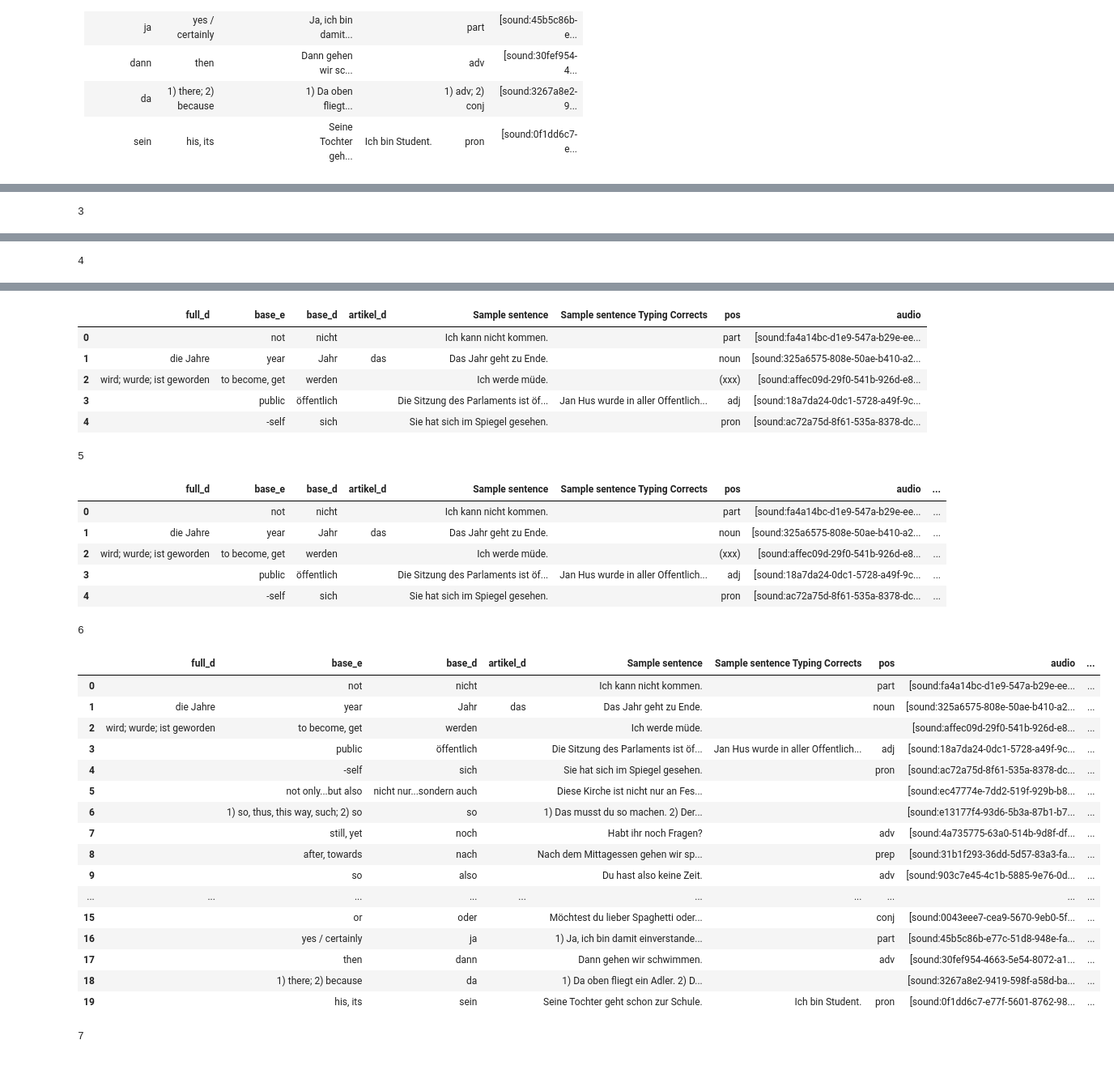
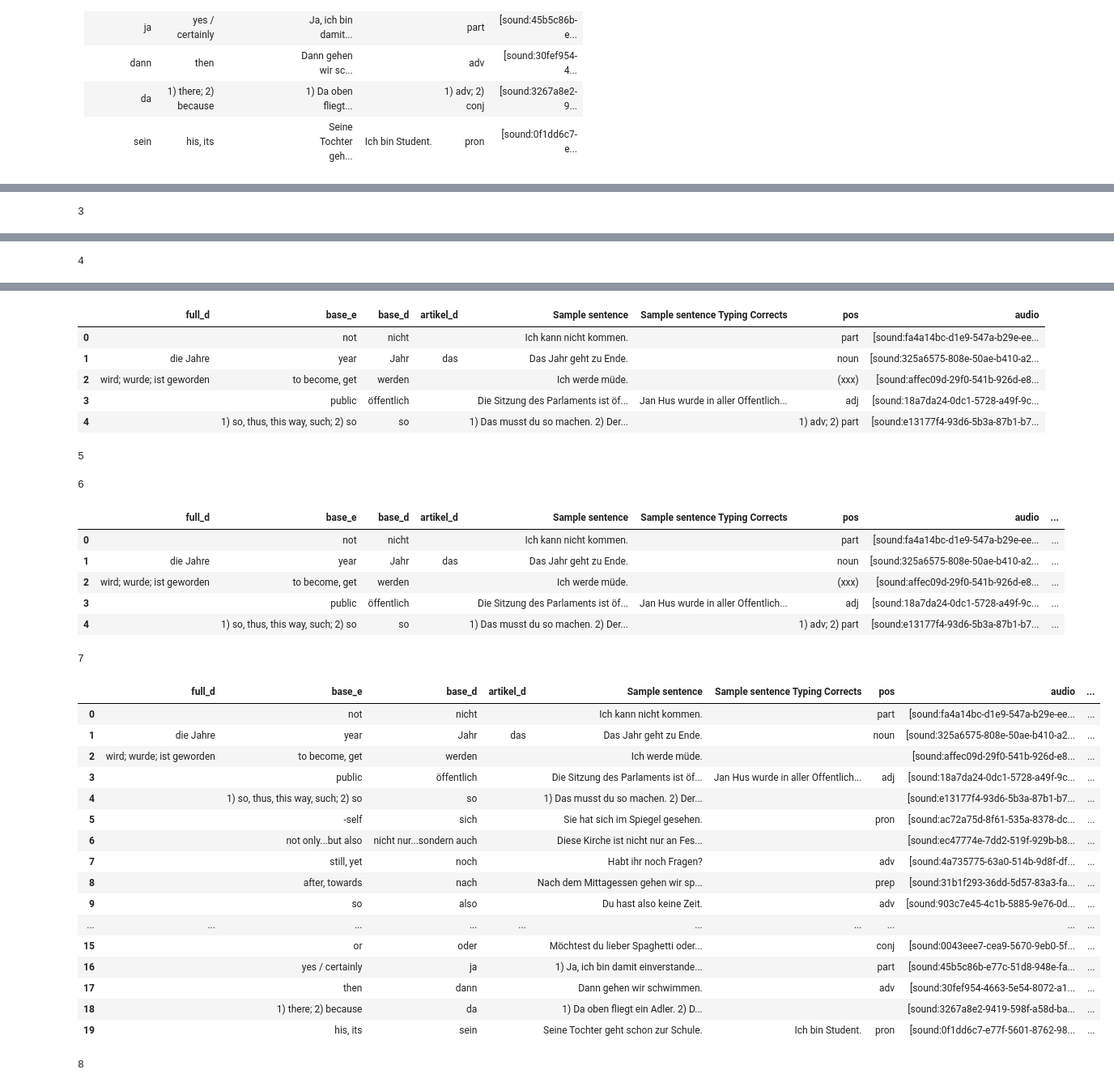
Before and after one commit to gotofritz/jupyter, a Jupyter notebook: katas/pandas_katas/006_pandas_anki.ipynb, the cells around one changed output, grey strips where cells are left out. Shown: that part at 81% size. Saved outputs shown, nothing was run; the diff lists cells and outputs as text; code cells hidden in the pictures.

```diff
--- a/katas/pandas_katas/006_pandas_anki.ipynb
+++ b/katas/pandas_katas/006_pandas_anki.ipynb
@@ -114,7 +117,7 @@ cols_4000_words = ["German", "English", "Plural and inflected forms", "Sample se
 
 1
 pd.reset_option('display.max_colwidth')
-save_to = "006_4000_words_step_1.tsv"
+save_to = "008_4000_words_start.tsv"
 
 file_4000_words = "006_4000_words.tsv"
 cols_4000_words = ["German", "English", "Plural and inflected forms", "Sample sentence", "Sample sentence Typing Corrects", "Part of Speech", "Audio"]
@@ -149,25 +152,26 @@ name_article_df = None
 |  | full_d | base_e | base_d | artikel_d | Sample sentence | Sample sentence Typing Corrects | pos | audio |
 | 0 |  | not | nicht |  | Ich kann nicht kommen. |  | part | [sound:fa4a14bc-d1e9-547a-b29e-ee... |
 | 1 | die Jahre | year | Jahr | das | Das Jahr geht zu Ende. |  | noun | [sound:325a6575-808e-50ae-b410-a2... |
 | 2 | wird; wurde; ist geworden | to become, get | werden |  | Ich werde müde. |  | (xxx) | [sound:affec09d-29f0-541b-926d-e8... |
 | 3 |  | public | öffentlich |  | Die Sitzung des Parlaments ist öf... | Jan Hus wurde in aller Offentlich... | adj | [sound:18a7da24-0dc1-5728-a49f-9c... |
-| 4 |  | -self | sich |  | Sie hat sich im Spiegel gesehen. |  | pron | [sound:ac72a75d-8f61-535a-8378-dc... |
+| 4 |  | 1) so, thus, this way, such; 2) so | so |  | 1) Das musst du so machen. 2) Der... |  | 1) adv; 2) part | [sound:e13177f4-93d6-5b3a-87b1-b7... |
 5
+6
 |  | full_d | base_e | base_d | artikel_d | Sample sentence | Sample sentence Typing Corrects | pos | audio | ... |
 | 0 |  | not | nicht |  | Ich kann nicht kommen. |  | part | [sound:fa4a14bc-d1e9-547a-b29e-ee... | ... |
 | 1 | die Jahre | year | Jahr | das | Das Jahr geht zu Ende. |  | noun | [sound:325a6575-808e-50ae-b410-a2... | ... |
 | 2 | wird; wurde; ist geworden | to become, get | werden |  | Ich werde müde. |  | (xxx) | [sound:affec09d-29f0-541b-926d-e8... | ... |
 | 3 |  | public | öffentlich |  | Die Sitzung des Parlaments ist öf... | Jan Hus wurde in aller Offentlich... | adj | [sound:18a7da24-0dc1-5728-a49f-9c... | ... |
-| 4 |  | -self | sich |  | Sie hat sich im Spiegel gesehen. |  | pron | [sound:ac72a75d-8f61-535a-8378-dc... | ... |
+| 4 |  | 1) so, thus, this way, such; 2) so | so |  | 1) Das musst du so machen. 2) Der... |  | 1) adv; 2) part | [sound:e13177f4-93d6-5b3a-87b1-b7... | ... |
-6
+7
 |  | full_d | base_e | base_d | artikel_d | Sample sentence | Sample sentence Typing Corrects | pos | audio | ... |
 | 0 |  | not | nicht |  | Ich kann nicht kommen. |  | part | [sound:fa4a14bc-d1e9-547a-b29e-ee... | ... |
 | 1 | die Jahre | year | Jahr | das | Das Jahr geht zu Ende. |  | noun | [sound:325a6575-808e-50ae-b410-a2... | ... |
 | 2 | wird; wurde; ist geworden | to become, get | werden |  | Ich werde müde. |  |  | [sound:affec09d-29f0-541b-926d-e8... | ... |
 | 3 |  | public | öffentlich |  | Die Sitzung des Parlaments ist öf... | Jan Hus wurde in aller Offentlich... | adj | [sound:18a7da24-0dc1-5728-a49f-9c... | ... |
-| 4 |  | -self | sich |  | Sie hat sich im Spiegel gesehen. |  | pron | [sound:ac72a75d-8f61-535a-8378-dc... | ... |
-| 5 |  | not only...but also | nicht nur...sondern auch |  | Diese Kirche ist nicht nur an Fes... |  |  | [sound:ec47774e-7dd2-519f-929b-b8... | ... |
-| 6 |  | 1) so, thus, this way, such; 2) so | so |  | 1) Das musst du so machen. 2) Der... |  |  | [sound:e13177f4-93d6-5b3a-87b1-b7... | ... |
+| 4 |  | 1) so, thus, this way, such; 2) so | so |  | 1) Das musst du so machen. 2) Der... |  |  | [sound:e13177f4-93d6-5b3a-87b1-b7... | ... |
+| 5 |  | -self | sich |  | Sie hat sich im Spiegel gesehen. |  | pron | [sound:ac72a75d-8f61-535a-8378-dc... | ... |
+| 6 |  | not only...but also | nicht nur...sondern auch |  | Diese Kirche ist nicht nur an Fes... |  |  | [sound:ec47774e-7dd2-519f-929b-b8... | ... |
 | 7 |  | still, yet | noch |  | Habt ihr noch Fragen? |  | adv | [sound:4a735775-63a0-514b-9d8f-df... | ... |
 | 8 |  | after, towards | nach |  | Nach dem Mittagessen gehen wir sp... |  | prep | [sound:31b1f293-36dd-5d57-83a3-fa... | ... |
 | 9 |  | so | also |  | Du hast also keine Zeit. |  | adv | [sound:903c7e45-4c1b-5885-9e76-0d... | ... |
@@ -177,4 +181,4 @@ name_article_df = None
 | 17 |  | then | dann |  | Dann gehen wir schwimmen. |  | adv | [sound:30fef954-4663-5e54-8072-a1... | ... |
 | 18 |  | 1) there; 2) because | da |  | 1) Da oben fliegt ein Adler. 2) D... |  |  | [sound:3267a8e2-9419-598f-a58d-ba... | ... |
 | 19 |  | his, its | sein |  | Seine Tochter geht schon zur Schule. | Ich bin Student. | pron | [sound:0f1dd6c7-e77f-5601-8762-98... | ... |
-7
+8
```
Also changed, not shown: parts of 10 cells of this notebook, 14 other files.
